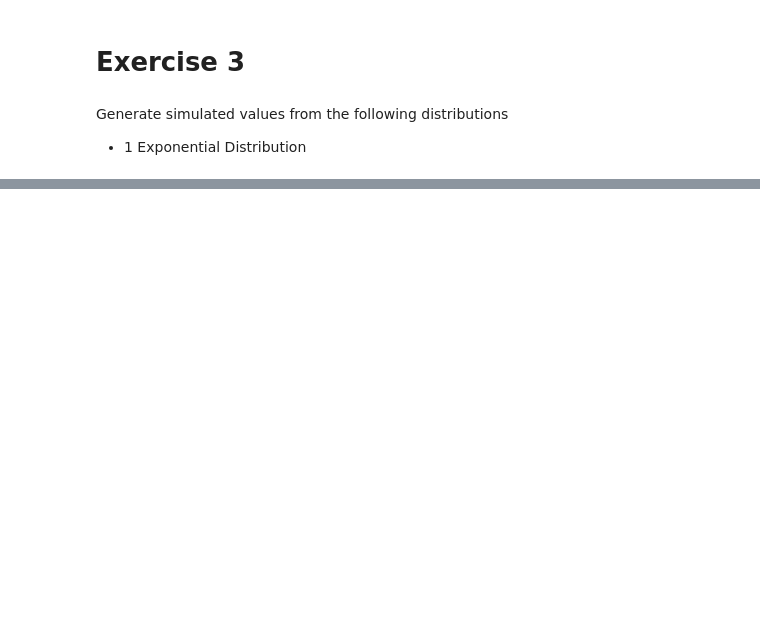
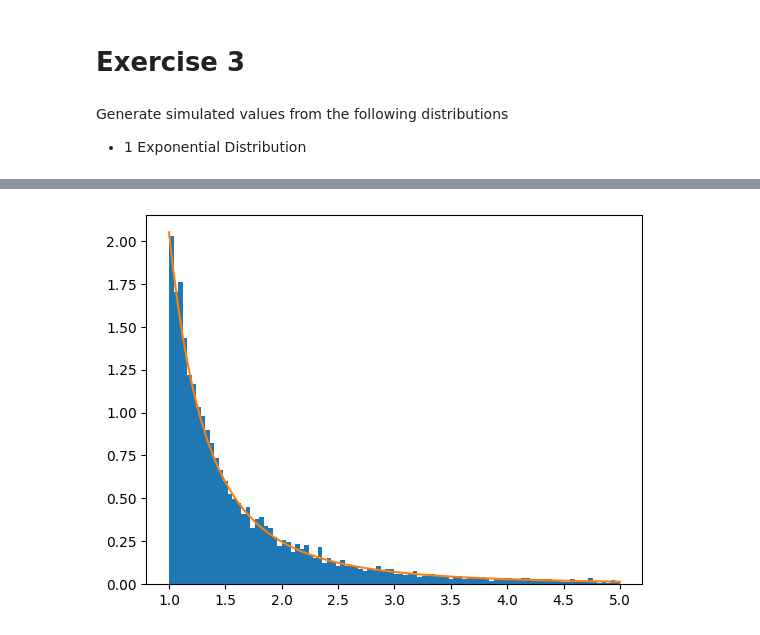
Before and after one commit to MarcusGalea/Stochastic_sim_02443, a Jupyter notebook: day_2_2.ipynb, the cells around one changed output, grey strips where cells are left out. Cells and saved outputs as stored; diff of their text form; code cells hidden in the pictures; blank space fills up the shorter version.

```diff
--- a/day_2_2.ipynb
+++ b/day_2_2.ipynb
@@ -49,0 +53,17 @@ plt.show()
+# %%
+def pareto_dist_samp(N, beta, k):
+    U = np.random.rand(N)
+    return beta / (U**(1/k))
+# %%
+beta = 1
+k = 2.05
+#plot histogram
+X = pareto_dist_samp(N, beta, k)
+_ = plt.hist(X, bins=100, density=True, range=(1,5))
+#plot the theoretical distribution
+x = np.linspace(1,5,100)
+y = k * beta**k / x**(k+1) #probability density function
+plt.plot(x,y)
+plt.show()
+# %% [output]
+[figure, added]
```
Also changed, not shown: parts of 6 cells of this notebook, 1 other file.
